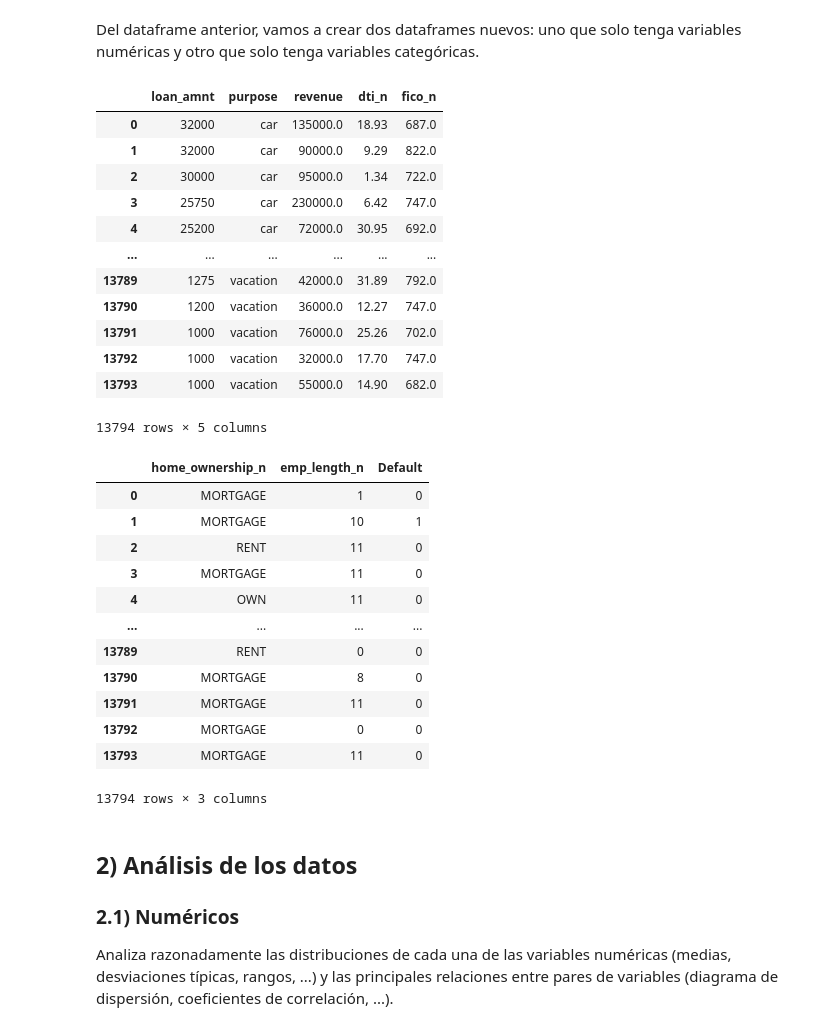
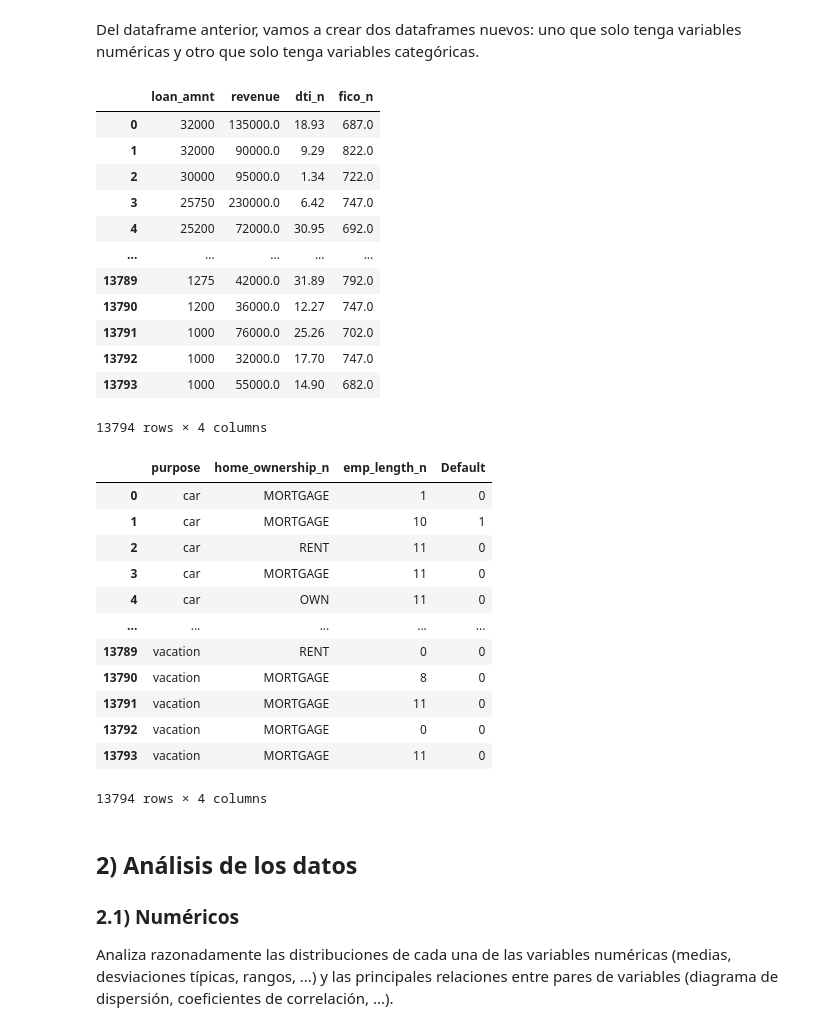
Before and after one commit to mario-sanz/IA2-Practicas, a Jupyter notebook: Lab1/P1_clustering.ipynb, the cells around one changed output. Saved outputs shown, nothing was run; the diff lists cells and outputs as text; code cells hidden in the pictures.

```diff
--- a/Lab1/P1_clustering.ipynb
+++ b/Lab1/P1_clustering.ipynb
@@ -66,39 +66,39 @@ df
 # %% [markdown]
 Del dataframe anterior, vamos a crear dos dataframes nuevos: uno que solo tenga variables numéricas y otro que solo tenga variables categóricas.
 # %%
-df_num = df.drop(['home_ownership_n', 'emp_length_n', 'Default'], axis=1)
+df_num = df.drop(['purpose', 'home_ownership_n', 'emp_length_n', 'Default'], axis=1)
 df_num
 # %% [output]
-|  | loan_amnt | purpose | revenue | dti_n | fico_n |
-| 0 | 32000 | car | 135000.0 | 18.93 | 687.0 |
-| 1 | 32000 | car | 90000.0 | 9.29 | 822.0 |
-| 2 | 30000 | car | 95000.0 | 1.34 | 722.0 |
-| 3 | 25750 | car | 230000.0 | 6.42 | 747.0 |
-| 4 | 25200 | car | 72000.0 | 30.95 | 692.0 |
-| ... | ... | ... | ... | ... | ... |
-| 13789 | 1275 | vacation | 42000.0 | 31.89 | 792.0 |
-| 13790 | 1200 | vacation | 36000.0 | 12.27 | 747.0 |
-| 13791 | 1000 | vacation | 76000.0 | 25.26 | 702.0 |
-| 13792 | 1000 | vacation | 32000.0 | 17.70 | 747.0 |
-| 13793 | 1000 | vacation | 55000.0 | 14.90 | 682.0 |
+|  | loan_amnt | revenue | dti_n | fico_n |
+| 0 | 32000 | 135000.0 | 18.93 | 687.0 |
+| 1 | 32000 | 90000.0 | 9.29 | 822.0 |
+| 2 | 30000 | 95000.0 | 1.34 | 722.0 |
+| 3 | 25750 | 230000.0 | 6.42 | 747.0 |
+| 4 | 25200 | 72000.0 | 30.95 | 692.0 |
+| ... | ... | ... | ... | ... |
+| 13789 | 1275 | 42000.0 | 31.89 | 792.0 |
+| 13790 | 1200 | 36000.0 | 12.27 | 747.0 |
+| 13791 | 1000 | 76000.0 | 25.26 | 702.0 |
+| 13792 | 1000 | 32000.0 | 17.70 | 747.0 |
+| 13793 | 1000 | 55000.0 | 14.90 | 682.0 |
-13794 rows × 5 columns
+13794 rows × 4 columns
 # %%
-df_cat = df[['home_ownership_n', 'emp_length_n', 'Default']]
+df_cat = df[['purpose', 'home_ownership_n', 'emp_length_n', 'Default']]
 df_cat
 # %% [output]
-|  | home_ownership_n | emp_length_n | Default |
-| 0 | MORTGAGE | 1 | 0 |
-| 1 | MORTGAGE | 10 | 1 |
-| 2 | RENT | 11 | 0 |
-| 3 | MORTGAGE | 11 | 0 |
-| 4 | OWN | 11 | 0 |
-| ... | ... | ... | ... |
-| 13789 | RENT | 0 | 0 |
-| 13790 | MORTGAGE | 8 | 0 |
-| 13791 | MORTGAGE | 11 | 0 |
-| 13792 | MORTGAGE | 0 | 0 |
-| 13793 | MORTGAGE | 11 | 0 |
+|  | purpose | home_ownership_n | emp_length_n | Default |
+| 0 | car | MORTGAGE | 1 | 0 |
+| 1 | car | MORTGAGE | 10 | 1 |
+| 2 | car | RENT | 11 | 0 |
+| 3 | car | MORTGAGE | 11 | 0 |
+| 4 | car | OWN | 11 | 0 |
+| ... | ... | ... | ... | ... |
+| 13789 | vacation | RENT | 0 | 0 |
+| 13790 | vacation | MORTGAGE | 8 | 0 |
+| 13791 | vacation | MORTGAGE | 11 | 0 |
+| 13792 | vacation | MORTGAGE | 0 | 0 |
+| 13793 | vacation | MORTGAGE | 11 | 0 |
-13794 rows × 3 columns
+13794 rows × 4 columns
 # %% [markdown]
 ## 2) Análisis de los datos
 
```
Also changed, not shown: parts of 8 cells of this notebook.
